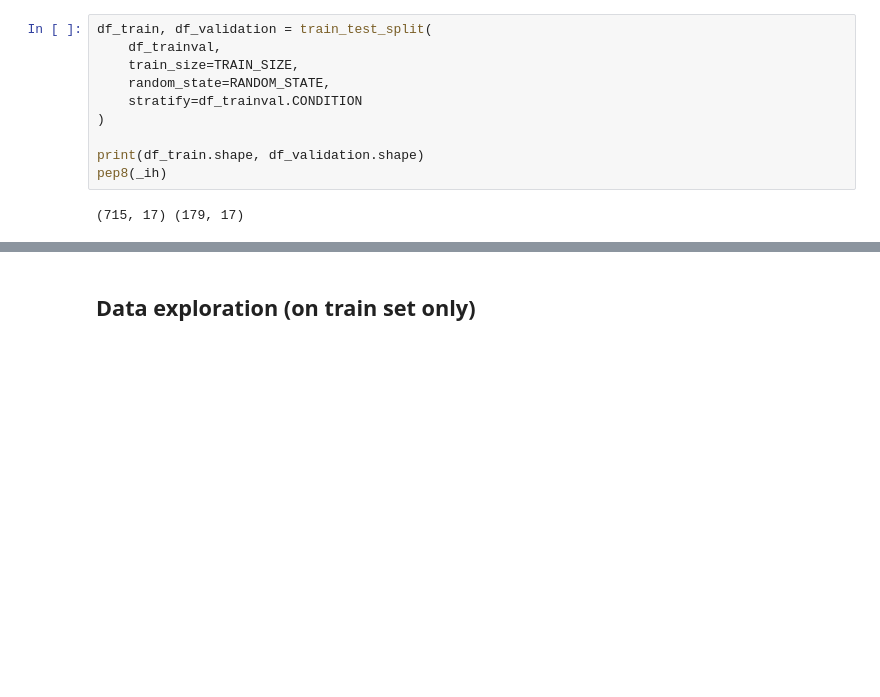
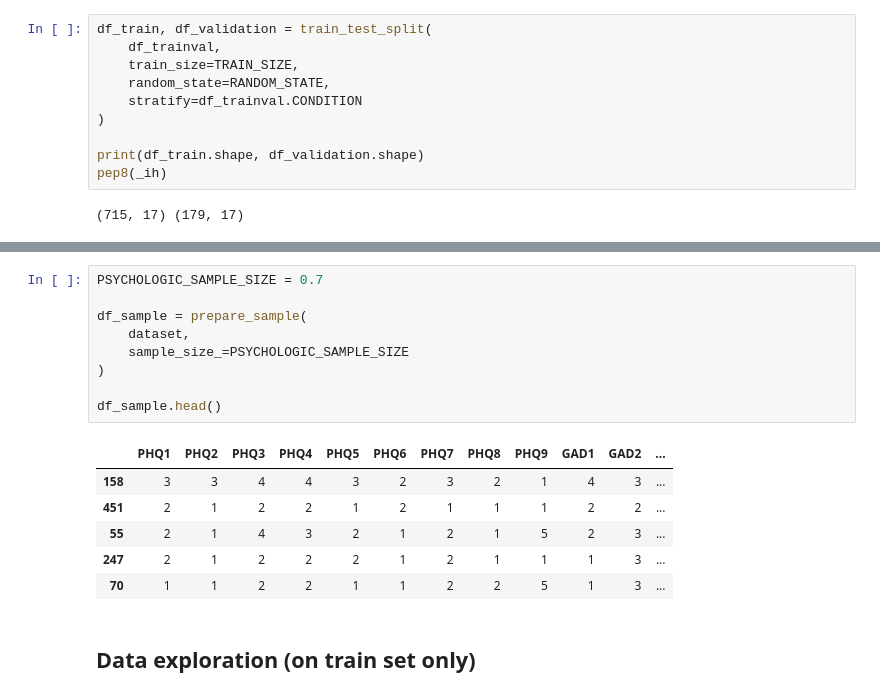
Before and after one commit to PashaIanko/Robust-Feature-Selection, a Jupyter notebook: main.ipynb, the cells around one changed output, grey strips where cells are left out. Cells and saved outputs as stored; diff of their text form; blank space fills up the shorter version.

Commit message:
sampled the psychological subset

```diff
--- a/main.ipynb
+++ b/main.ipynb
@@ -134,3 +200,19 @@ pep8(_ih)
+# %%
+PSYCHOLOGIC_SAMPLE_SIZE = 0.7
+
+df_sample = prepare_sample(
+    dataset,
+    sample_size_=PSYCHOLOGIC_SAMPLE_SIZE
+)
+
+df_sample.head()
+# %% [output]
+|  | PHQ1 | PHQ2 | PHQ3 | PHQ4 | PHQ5 | PHQ6 | PHQ7 | PHQ8 | PHQ9 | GAD1 | GAD2 | ... |
+| 158 | 3 | 3 | 4 | 4 | 3 | 2 | 3 | 2 | 1 | 4 | 3 | ... |
+| 451 | 2 | 1 | 2 | 2 | 1 | 2 | 1 | 1 | 1 | 2 | 2 | ... |
+| 55 | 2 | 1 | 4 | 3 | 2 | 1 | 2 | 1 | 5 | 2 | 3 | ... |
+| 247 | 2 | 1 | 2 | 2 | 2 | 1 | 2 | 1 | 1 | 1 | 3 | ... |
+| 70 | 1 | 1 | 2 | 2 | 1 | 1 | 2 | 2 | 5 | 1 | 3 | ... |
 # %% [markdown]
 ## Data exploration (on train set only)
 # %% [markdown]
```
Also changed, not shown: parts of 12 cells of this notebook.
